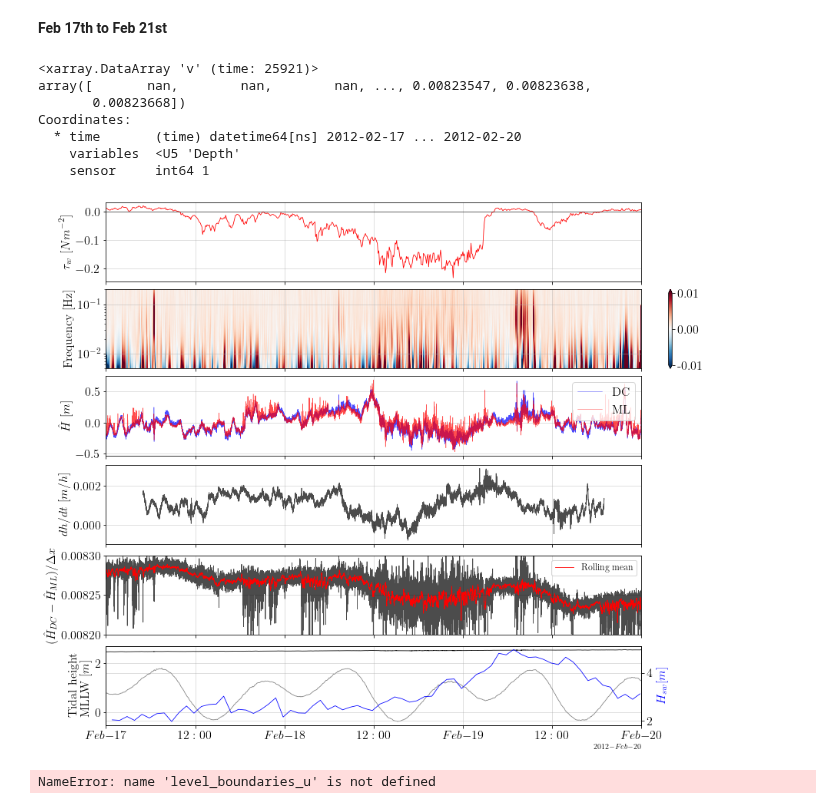
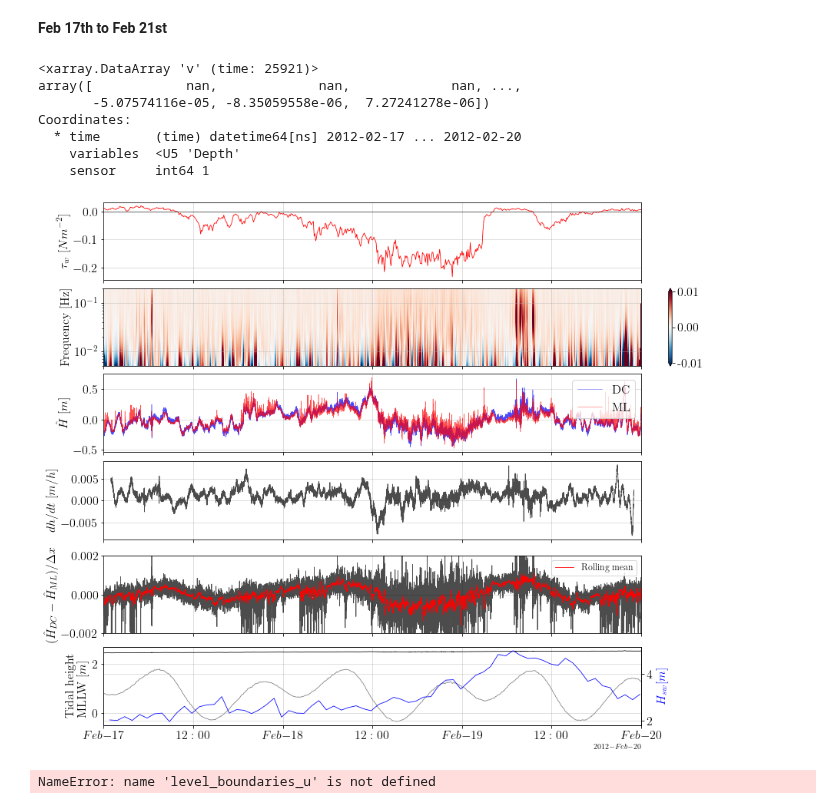
Before and after one commit to Dhannai/Thesis, a Jupyter notebook: febmar/surface_fluctuations.ipynb, the cells around one changed output. Cells and saved outputs as stored; diff of their text form; code cells hidden in the pictures.

```diff
--- a/febmar/surface_fluctuations.ipynb
+++ b/febmar/surface_fluctuations.ipynb
@@ -669,14 +669,14 @@ coef, freqs = pywt.cwt(sig, widths, 'gaus1')
 
 #dh/dt
 
-hf = dc.sel(sensor=1, variables='Depth').values[3600:]
-hi = dc.sel(sensor=1, variables='Depth').values[:-3600]
-dt = 10
+hf = dc.sel(sensor=1, variables='Depth').values[720:]
+hi = dc.sel(sensor=1, variables='Depth').values[:-720]
+dt = 2
 
 dhdt = (hf-hi)/dt
 # %%
 # z_dcml = standardize(dc.sel(sensor=1, variables='Depth')) - standardize(ml.sel(sensor=1, variables='Depth').dropna("time"))
-z_dcml = dc.sel(sensor=1, variables='Depth') - ml.sel(sensor=1, variables='Depth').dropna("time")
+z_dcml = standardize(dc.sel(sensor=1, variables='Depth')) - standardize(ml.sel(sensor=1, variables='Depth')).dropna("time")
 
 x_ml_dc = haversine(37.264861111, -122.410527778, 37.264055556, -122.410333333) *1000 #en metros
 # %%
@@ -685,8 +685,8 @@ dzdx = z_dcml/x_ml_dc
 dzdx.rolling(time=30).mean()
 # %% [output]
 <xarray.DataArray 'v' (time: 25921)>
-array([       nan,        nan,        nan, ..., 0.00823547, 0.00823638,
-       0.00823668])
+array([            nan,             nan,             nan, ...,
+       -5.07574116e-05, -8.35059558e-06,  7.27241278e-06])
 Coordinates:
   * time       (time) datetime64[ns] 2012-02-17 ... 2012-02-20
     variables  <U5 'Depth'
@@ -741,7 +741,7 @@ ax5.legend(loc='upper right',
 ax3.set_ylabel(r"$dh/dt$ "
           r"$\displaystyle[m/h]$",
           fontsize=16)
-ax3.plot(dc.time.values[1800:-1800], dhdt, color='k', lw=0.8, alpha=0.7)
+ax3.plot(dc.time.values[360:-360], dhdt, color='k', lw=0.8, alpha=0.7)
 # ax3.axhline(y=0, color='k', linewidth=0.5)
 ax3.xaxis.set_tick_params(labelsize=16)
 ax3.yaxis.set_tick_params(labelsize=16)
@@ -757,7 +757,7 @@ ax4.plot(z_dcml.time, dzdx.rolling(time=30).mean(), color='r', lw=0.8, alpha=1,
 ax4.xaxis.set_tick_params(labelsize=16)
 ax4.yaxis.set_tick_params(labelsize=16)
 ax4.grid(alpha=0.5)
-ax4.set_ylim(0.0082, 0.0083)
+ax4.set_ylim(-0.002, 0.002)
 ax4.legend(loc='upper right',
           fontsize=12);
 
@@ -805,34 +805,34 @@ contourf_ = ax8.contourf(dc1.index, freqs,
                          cmap=cm.RdBu_r,
                          vmax=umax, vmin=umin, extend='both')
 cbar = fig.colorbar(contourf_, ax=ax8, pad=0.001)
 cbar.ax.tick_params(labelsize=16)
 cbar.ax.yaxis.set_major_formatter(tick.FormatStrFormatter('%.2f'))
 cbar.ax.yaxis.set_major_locator(tick.MultipleLocator(0.01))
 ax8.set_ylabel(r"Frequency [Hz] ",
           fontsize=16)
 ax8.grid(alpha=0.5)
 #    ax1.set_ylim(1, 2.5)
 ax8.xaxis.set_tick_params(labelsize=16)
 ax8.yaxis.set_tick_params(labelsize=16)
 ax8.set_yscale("log")
 # ax8.text(datetime.datetime(2012,3,2,7,30,0), 0.1, "F",
 #           fontsize=16)
 
 # Ajustar formato fecha
 ax8.xaxis.set_major_locator(locator)
 ax8.xaxis.set_major_formatter(formatter)
 
 # Ajustar formato fecha
 ax3.xaxis.set_major_locator(locator)
 ax3.xaxis.set_major_formatter(formatter)
 ax2.xaxis.set_major_locator(locator)
 ax2.xaxis.set_major_formatter(formatter)
 ax4.xaxis.set_major_locator(locator)
 ax4.xaxis.set_major_formatter(formatter)
 
 plt.show()
 # %% [output]
-[figure, old version]
+[figure, new version]
 # %%
 #Función wavelet
 
```
Also changed, not shown: parts of 2 cells of this notebook, 18 other files.
